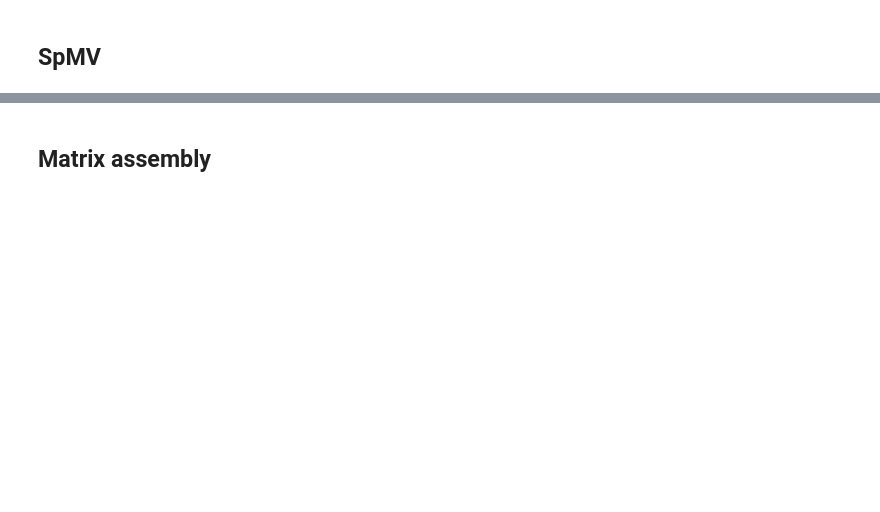
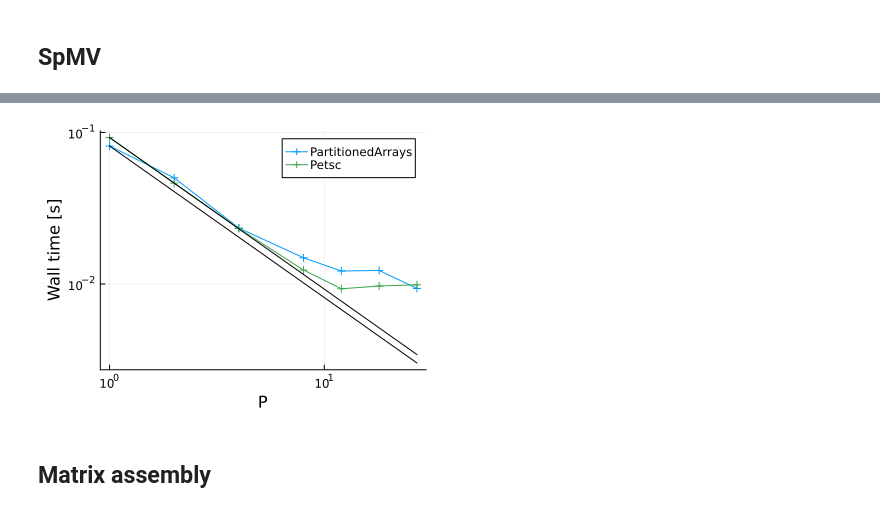
Before and after one commit to fverdugo/PartitionedArrays.jl, a Jupyter notebook: PartitionedArraysBenchmarks/analysis/analysis.ipynb, the cells around one changed output, grey strips where cells are left out. Saved outputs shown, nothing was run; the diff lists cells and outputs as text; code cells hidden in the pictures; blank space fills up the shorter version.

```diff
--- a/PartitionedArraysBenchmarks/analysis/analysis.ipynb
+++ b/PartitionedArraysBenchmarks/analysis/analysis.ipynb
@@ -5,7 +7,7 @@ using DataFrames
 import PartitionedArraysBenchmarks as pb
 # %%
 path = mkpath("results")
-cmd = :bash
+cmd = :sbatch
 function reduce_timing(ts)
     nworkers = length(ts)
     nruns = length(first(ts))
@@ -28,3 +30,10 @@ function parts_per_dir_array(P,D)
         end
     end
 end
+function optimal(x,y)
+    x1 = x[1]
+    y1 = y[1]
+    C = y1/x1
+    K = y1 - C / x1
+    C ./ x .+ K
+end
@@ -63,12 +43,0 @@ df
-# %%
-cells_per_dir = (100,100,100)
-plt = plot(size=(400,300),xlabel="P",ylabel="Wall time [s]")
-for method in param_space[:method]
-    take_row(row) = row.method == method && row.cells_per_dir == cells_per_dir
-    df_filtered = filter(take_row,df)
-    sort!(df_filtered,[:np])
-    x = df_filtered[:,:np]
-    y = df_filtered[:,:spmv]
-    plot!(x,y,label=method,markers=:auto)
-end
-plt
@@ -74,0 +119,10 @@ plt
+# %%
+files = readdir(path)
+files = filter(f->occursin("_results",f),files)
+dicts = map(f->load(joinpath(path,f)),files)
+dicts = filter(d->d["benchmark"]=== :benchmark_spmv,dicts)
+df = DataFrame(dicts)
+df[!,:spmv] = reduce_timing.(df[!,:spmv])
+sort!(df,[:method,:np])
+cells_per_dir = (400,400,400)
+df = filter(row->row.cells_per_dir == cells_per_dir,df)
@@ -75,3 +147,18 @@ plt
+# %%
+plt = plot(size=(400,300),xlabel="P",ylabel="Wall time [s]")
+for method in ["PartitionedArrays","Petsc"]
+    take_row(row) = row.method == method && row.cells_per_dir == cells_per_dir
+    df_filtered = filter(take_row,df)
+    sort!(df_filtered,[:np])
+    x = df_filtered[:,:np]
+    y = df_filtered[:,:spmv]
+    plot!(x,y,label=method,markers=:auto,xaxis=:log,yaxis=:log)
+    o = optimal(x,y)
+    plot!(x,o,markers=:none,label=:none,color=:black,xaxis=:log,yaxis=:log)
+end
+plt
+# %% [output]
+[figure, added]
 # %% [markdown]
 ## Matrix assembly
 # %%
```
Also changed, not shown: parts of 13 cells of this notebook, 1 other file.
